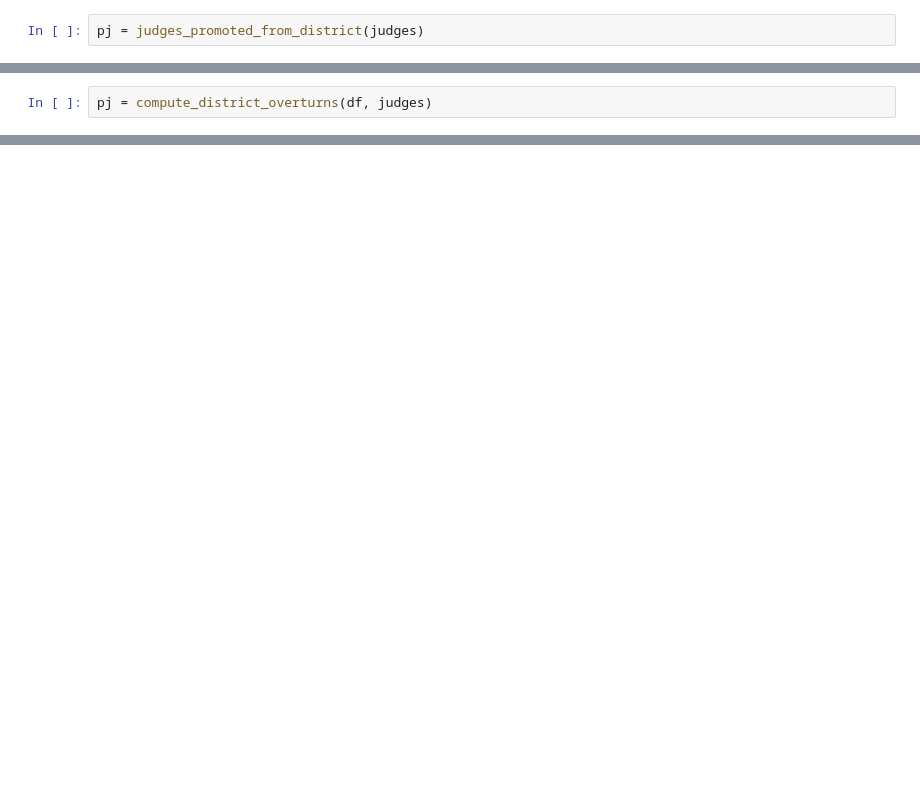
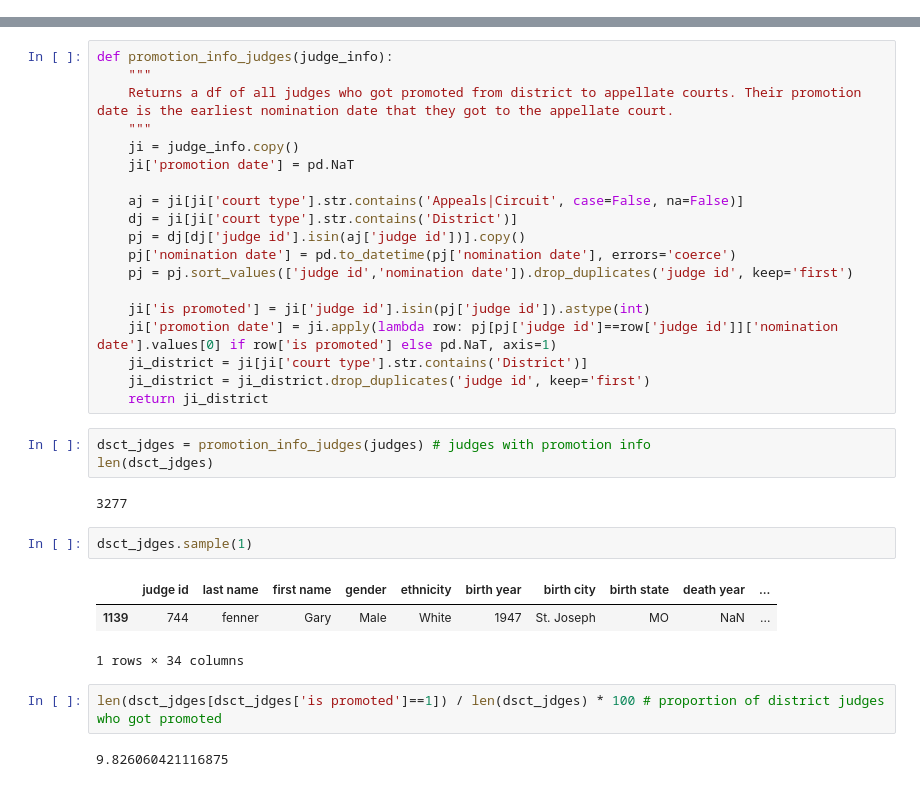
Before and after one commit to ilyadavidson/judge_project, a Jupyter notebook: scraps.ipynb, the cells around one changed output, grey strips where cells are left out. Drawn from its saved outputs; the diff is of its cells as text; blank space fills up the shorter version.

```diff
--- a/scraps.ipynb
+++ b/scraps.ipynb
@@ -82,2 +0,0 @@ def judges_promoted_from_district(judge_info):
-# %%
-pj = judges_promoted_from_district(judges)
@@ -171,2 +0,0 @@ def compute_district_overturns(
-# %%
-pj = compute_district_overturns(df, judges)
@@ -287,0 +53,34 @@ plot_distributions(df, ["case_type", "opinion", "error_category", "politicality_
+# %%
+def promotion_info_judges(judge_info):
+    """
+    Returns a df of all judges who got promoted from district to appellate courts. Their promotion date is the earliest nomination date that they got to the appellate court.
+    """
+    ji = judge_info.copy()
+    ji['promotion date'] = pd.NaT
+
+    aj = ji[ji['court type'].str.contains('Appeals|Circuit', case=False, na=False)]
+    dj = ji[ji['court type'].str.contains('District')]
+    pj = dj[dj['judge id'].isin(aj['judge id'])].copy()
+    pj['nomination date'] = pd.to_datetime(pj['nomination date'], errors='coerce')
+    pj = pj.sort_values(['judge id','nomination date']).drop_duplicates('judge id', keep='first')
+
+    ji['is promoted'] = ji['judge id'].isin(pj['judge id']).astype(int)
+    ji['promotion date'] = ji.apply(lambda row: pj[pj['judge id']==row['judge id']]['nomination date'].values[0] if row['is promoted'] else pd.NaT, axis=1)
+    ji_district = ji[ji['court type'].str.contains('District')]
+    ji_district = ji_district.drop_duplicates('judge id', keep='first')
+    return ji_district
+# %%
+dsct_jdges = promotion_info_judges(judges) # judges with promotion info
+len(dsct_jdges)
+# %% [output]
+3277
+# %%
+dsct_jdges.sample(1)
+# %% [output]
+|  | judge id | last name | first name | gender | ethnicity | birth year | birth city | birth state | death year | ... |
+| 1139 | 744 | fenner | Gary | Male | White | 1947 | St. Joseph | MO | NaN | ... |
+1 rows × 34 columns
+# %%
+len(dsct_jdges[dsct_jdges['is promoted']==1]) / len(dsct_jdges) * 100 # proportion of district judges who got promoted
+# %% [output]
+9.826060421116875
```
Also changed, not shown: parts of 52 cells of this notebook, 3 other files.
